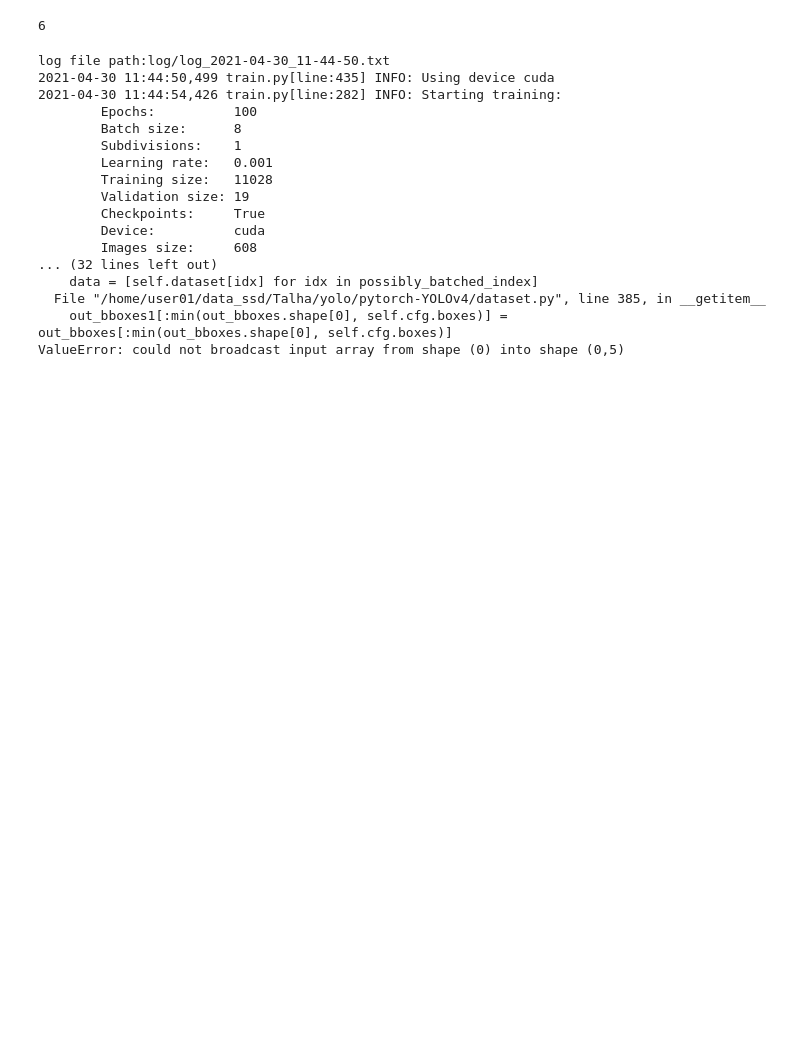
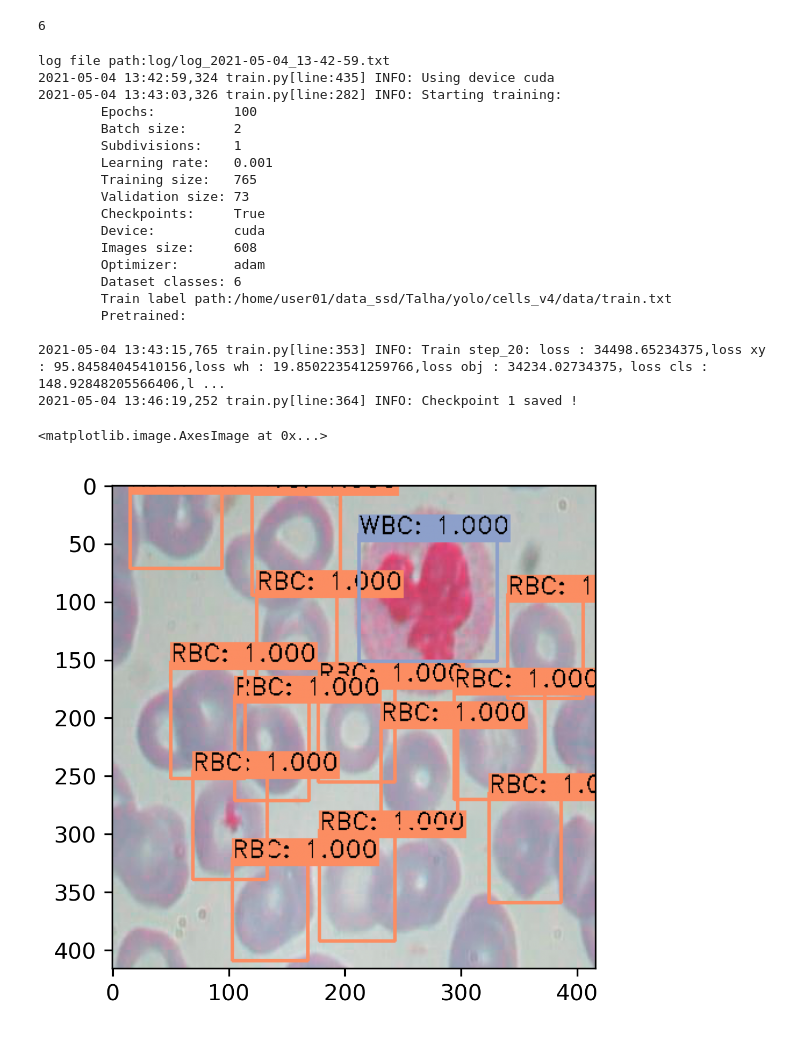
Before and after one commit to Mr-TalhaIlyas/YOLO-v4, a Jupyter notebook: scripts/YOLOv4.ipynb, the cells around one changed output. Drawn from its saved outputs; the diff is of its cells as text; code cells hidden in the pictures; blank space fills up the shorter version.

```diff
--- a/scripts/YOLOv4.ipynb
+++ b/scripts/YOLOv4.ipynb
@@ -54,30 +57,34 @@ print(num_classes)
 #epoch - how long to train for
 #train_label_path - path to .txt file containing labels
 
-os.chdir('/home/user01/data_ssd/Talha/yolo/paprika_y4/')
+os.chdir('/home/user01/data_ssd/Talha/yolo/cells_v4/')
+
+# results will be saved inside this dir in `logs`
 
 !python /home/user01/data_ssd/Talha/yolo/pytorch-YOLOv4/train.py \
-        -b 8 -s 1 -l 0.001 -g 2 \
+        -b 2 -s 1 -l 0.001 -g 2 \
         -pretrained /home/user01/data_ssd/Talha/yolo/pytorch-YOLOv4/cfg/yolov4.conv.137.pth \
         -classes {num_classes} \
-        -dir /home/user01/data_ssd/Talha/yolo/paprika_y4/train/ \
-        -train_label_path /home/user01/data_ssd/Talha/yolo/paprika_y4/data/train.txt \
+        -dir /home/user01/data_ssd/Talha/yolo/cells_v4/train/ \
+        -train_label_path /home/user01/data_ssd/Talha/yolo/cells_v4/data/train.txt \
         -epochs 100
 # %% [output]
-log file path:log/log_2021-04-30_11-44-50.txt
-2021-04-30 11:44:50,499 train.py[line:435] INFO: Using device cuda
-2021-04-30 11:44:54,426 train.py[line:282] INFO: Starting training:
+log file path:log/log_2021-05-04_13-42-59.txt
+2021-05-04 13:42:59,324 train.py[line:435] INFO: Using device cuda
+2021-05-04 13:43:03,326 train.py[line:282] INFO: Starting training:
         Epochs:          100
-        Batch size:      8
+        Batch size:      2
         Subdivisions:    1
         Learning rate:   0.001
-        Training size:   11028
-        Validation size: 19
+        Training size:   765
+        Validation size: 73
         Checkpoints:     True
         Device:          cuda
         Images size:     608
-... (32 lines left out)
-    data = [self.dataset[idx] for idx in possibly_batched_index]
-  File "/home/user01/data_ssd/Talha/yolo/pytorch-YOLOv4/dataset.py", line 385, in __getitem__
-    out_bboxes1[:min(out_bboxes.shape[0], self.cfg.boxes)] = out_bboxes[:min(out_bboxes.shape[0], self.cfg.boxes)]
-ValueError: could not broadcast input array from shape (0) into shape (0,5)
+        Optimizer:       adam
+        Dataset classes: 6
+        Train label path:/home/user01/data_ssd/Talha/yolo/cells_v4/data/train.txt
+        Pretrained:
+
+2021-05-04 13:43:15,765 train.py[line:353] INFO: Train step_20: loss : 34498.65234375,loss xy : 95.84584045410156,loss wh : 19.850223541259766,loss obj : 34234.02734375，loss cls : 148.92848205566406,l ...
+2021-05-04 13:46:19,252 train.py[line:364] INFO: Checkpoint 1 saved !
@@ -84,2 +196,34 @@ ValueError: could not broadcast input array from shape (0) into shape (0,5)
+# %%
+# to see op predictions
+imgfile = img_paths[10]
+img = Image.open(imgfile).convert('RGB')
+sized = img.resize((608, 608))
+class_names = load_class_names(namesfile)
+boxes = do_detect(model, sized, 0.5, n_classes,0.4, use_cuda)
+
+boxes = np.asarray(boxes).astype(np.float)
+name = os.path.basename(imgfile)[:-4]
+
+coords_xywh = np.zeros((boxes.shape[0], 4)) # droping 5th value
+confd = np.zeros((boxes.shape[0], 1))
+class_ids = np.zeros((boxes.shape[0], 1))
+# assign
+coords_xywh = boxes[:,0:4] # coords
+confd = boxes[:,5] # confidence
+class_ids = boxes[:,6] # class id
+
+coords_xyminmax = []
+det_classes = []
+for i in range(boxes.shape[0]):
+    coords_xyminmax.append(xywh_2_xyminmax(img.size[0], img.size[1], coords_xywh[i]))
+    det_classes.append(class_names[int(class_ids[i])])
+
+img  = cv2.imread(imgfile)
+t = np.asarray(coords_xyminmax)
+op = draw_boxes(img, confd, t, det_classes, class_names, order='xy_minmax', analysis=False)
+plt.imshow(op)
+# %% [output]
+<matplotlib.image.AxesImage at 0x...>
+[figure, added]
 # %%
 #looking at the weights that our model has saved during training
```
Also changed, not shown: parts of 7 cells of this notebook, 2 other files.
